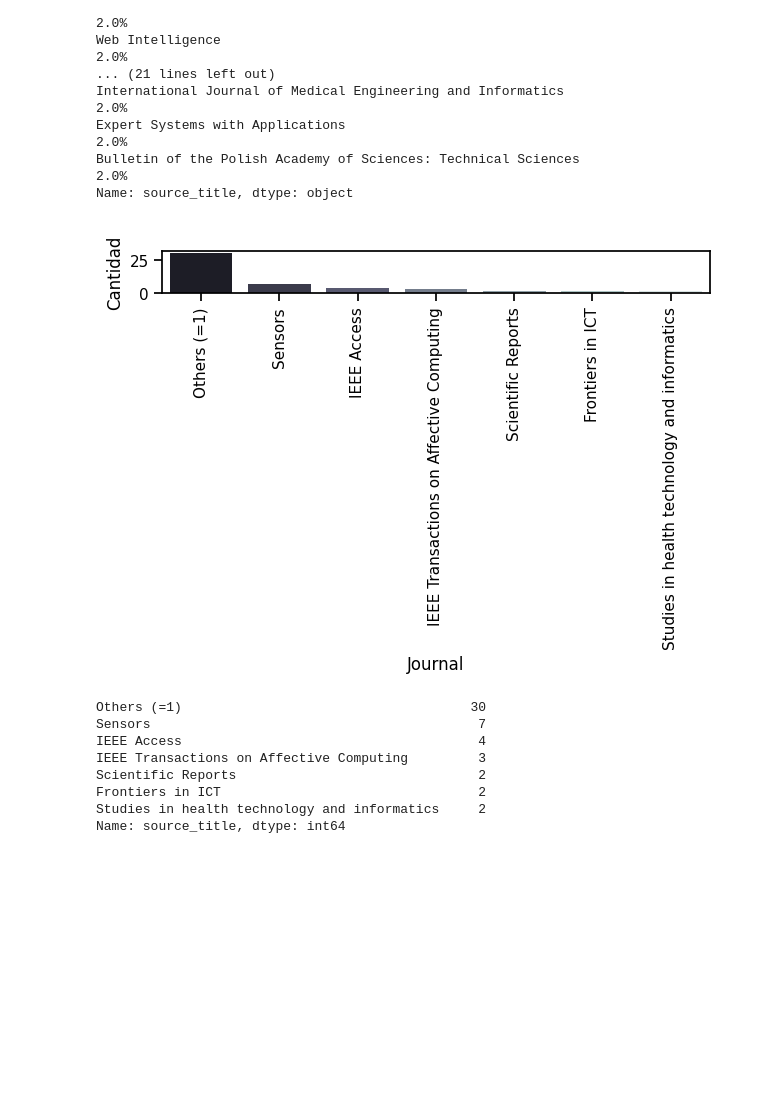
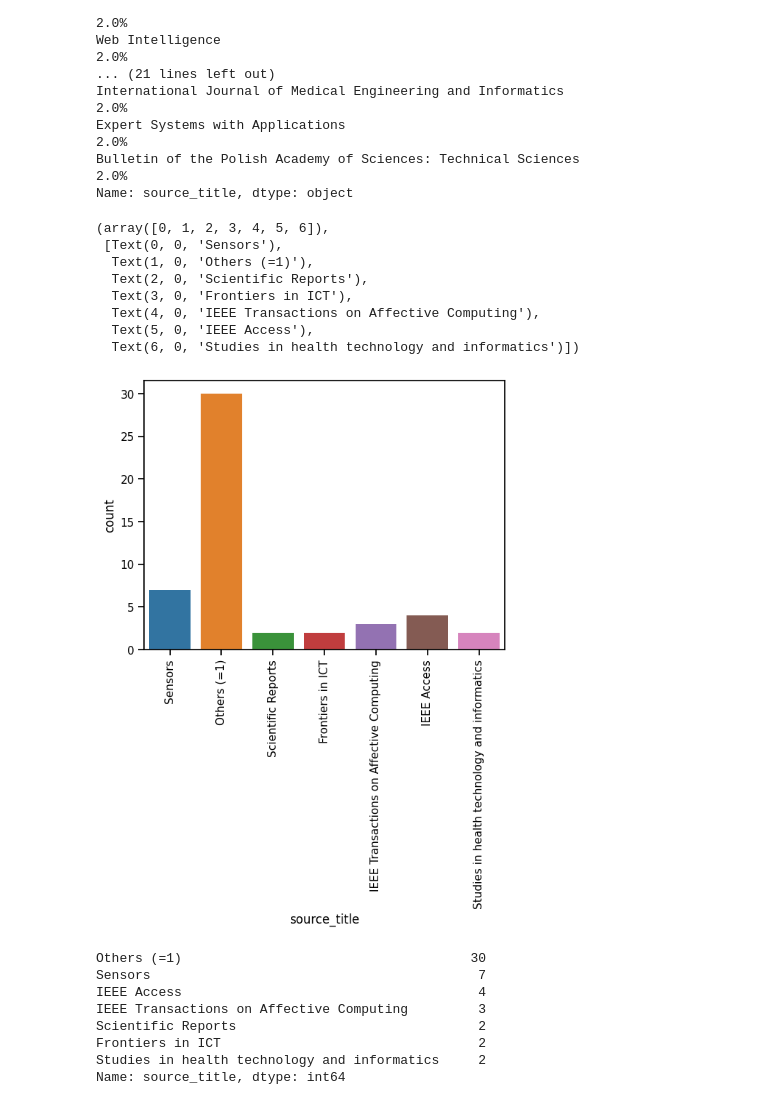
Before and after one commit to EmmAMaldonado/review-emotion-recognition-eda, a Jupyter notebook: notebooks/data_analysis.ipynb, the cells around one changed output. Saved outputs shown, nothing was run; the diff lists cells and outputs as text; code cells hidden in the pictures; blank space fills up the shorter version.

```diff
--- a/notebooks/data_analysis.ipynb
+++ b/notebooks/data_analysis.ipynb
@@ -249,12 +266,20 @@ for i, row in df_serie_sources.iterrows():
 # %%
 sources_with_others = df_source_title.copy()
 sources_with_others.loc[:,'source_title'] = sources_with_others.loc[:,'source_title'].replace(mapping_others)
 sources_with_others['source_title'].value_counts()
 
-titulos = [' ', 'Journal', 'Cantidad']
-fn.bar_plot('source_title',sources_with_others,titulos)
+sns.countplot(x="source_title", data=sources_with_others)
+plt.xticks(rotation=90)
 # %% [output]
+(array([0, 1, 2, 3, 4, 5, 6]),
+ [Text(0, 0, 'Sensors'),
+  Text(1, 0, 'Others (=1)'),
+  Text(2, 0, 'Scientific Reports'),
+  Text(3, 0, 'Frontiers in ICT'),
+  Text(4, 0, 'IEEE Transactions on Affective Computing'),
+  Text(5, 0, 'IEEE Access'),
+  Text(6, 0, 'Studies in health technology and informatics')])
-[figure, old version]
+[figure, new version]
 # %%
 sources_with_others["source_title"].value_counts()
 # %% [output]
```
Also changed, not shown: parts of 54 cells of this notebook.
